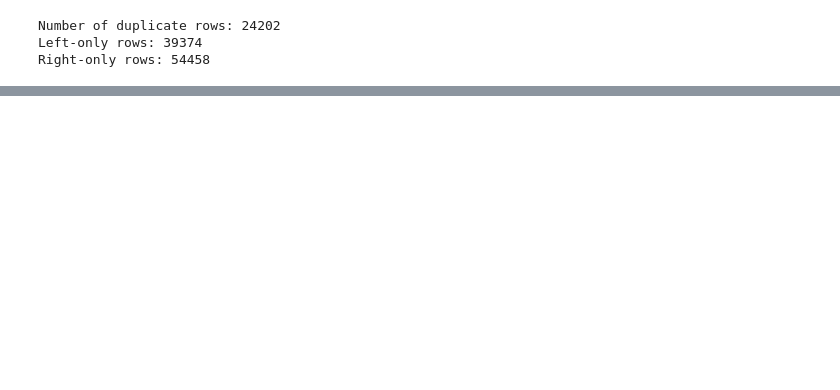
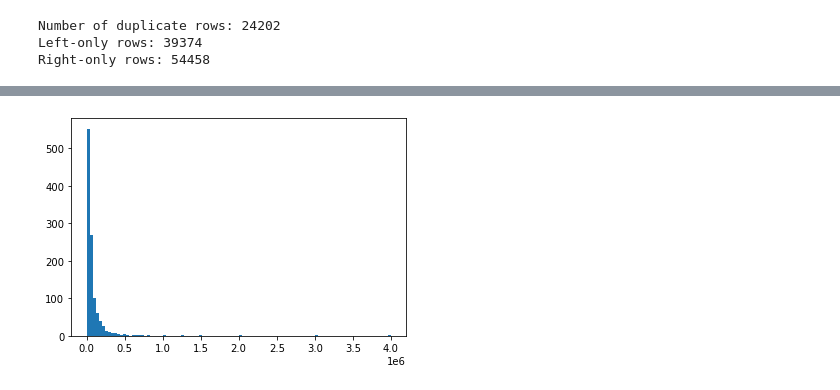
Before and after one commit to datos-Fundar/indice-mercado-trabajo-ingresos, a Jupyter notebook: scripts/04_chequeo_EPH.ipynb, the cells around one changed output, grey strips where cells are left out. Cells and saved outputs as stored; diff of their text form; code cells hidden in the pictures; blank space fills up the shorter version.

```diff
--- a/scripts/04_chequeo_EPH.ipynb
+++ b/scripts/04_chequeo_EPH.ipynb
@@ -104,0 +147,4 @@ plt.xlim([-50000000, 65000000])
+# %%
+sorted_income_dist_2021_grouped = sorted_income_dist_2021.groupby('P47T', as_index=False).agg({'PONDII': 'sum'})
+
+sorted_income_dist_2021_grouped
@@ -104,0 +177,4 @@ plt.xlim([-50000000, 65000000])
+# %%
+plt.hist(sorted_income_dist_2021_grouped['P47T'], bins=100);
+# %% [output]
+[figure, added]
```
Also changed, not shown: parts of 29 cells of this notebook, 1 other file.
